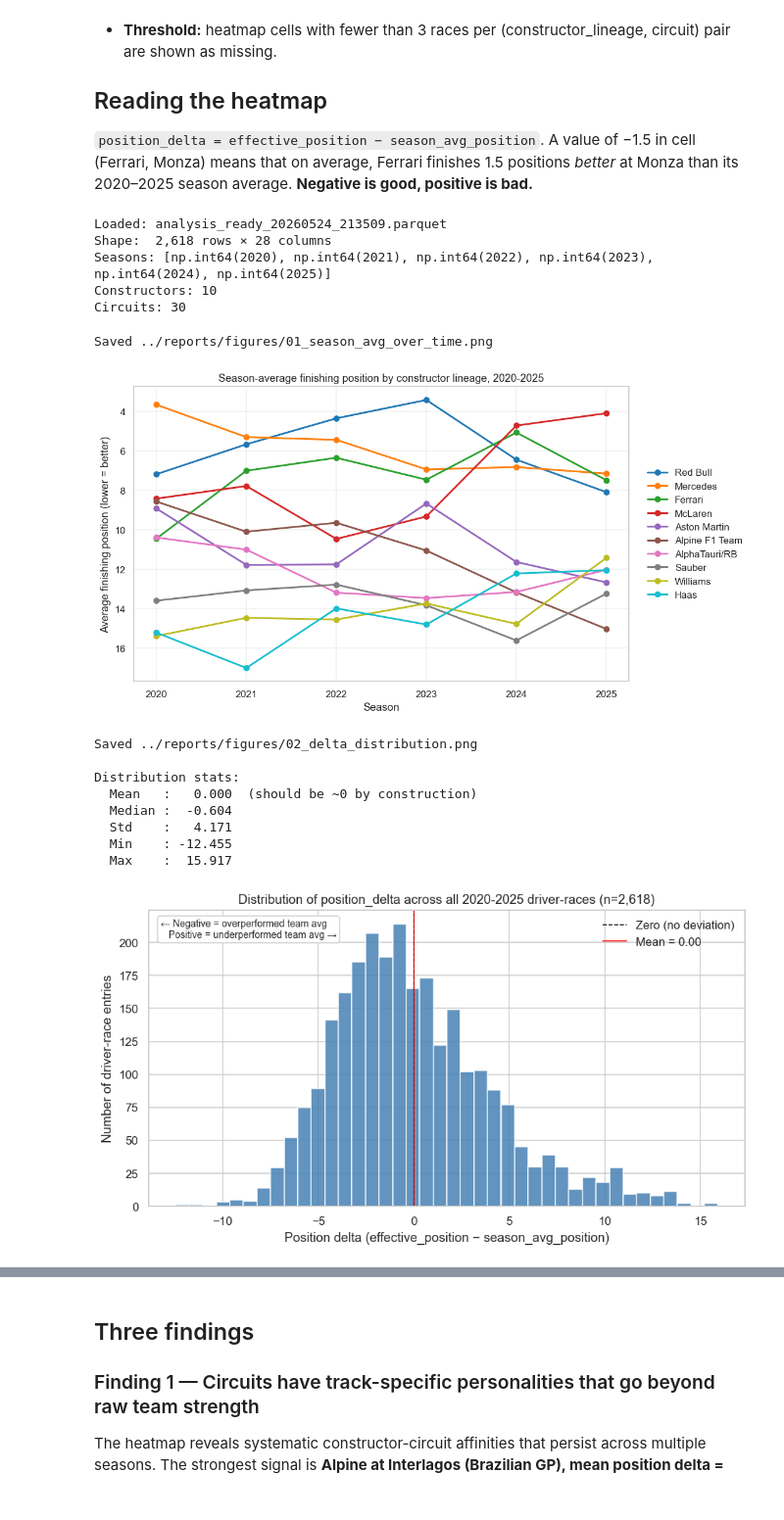
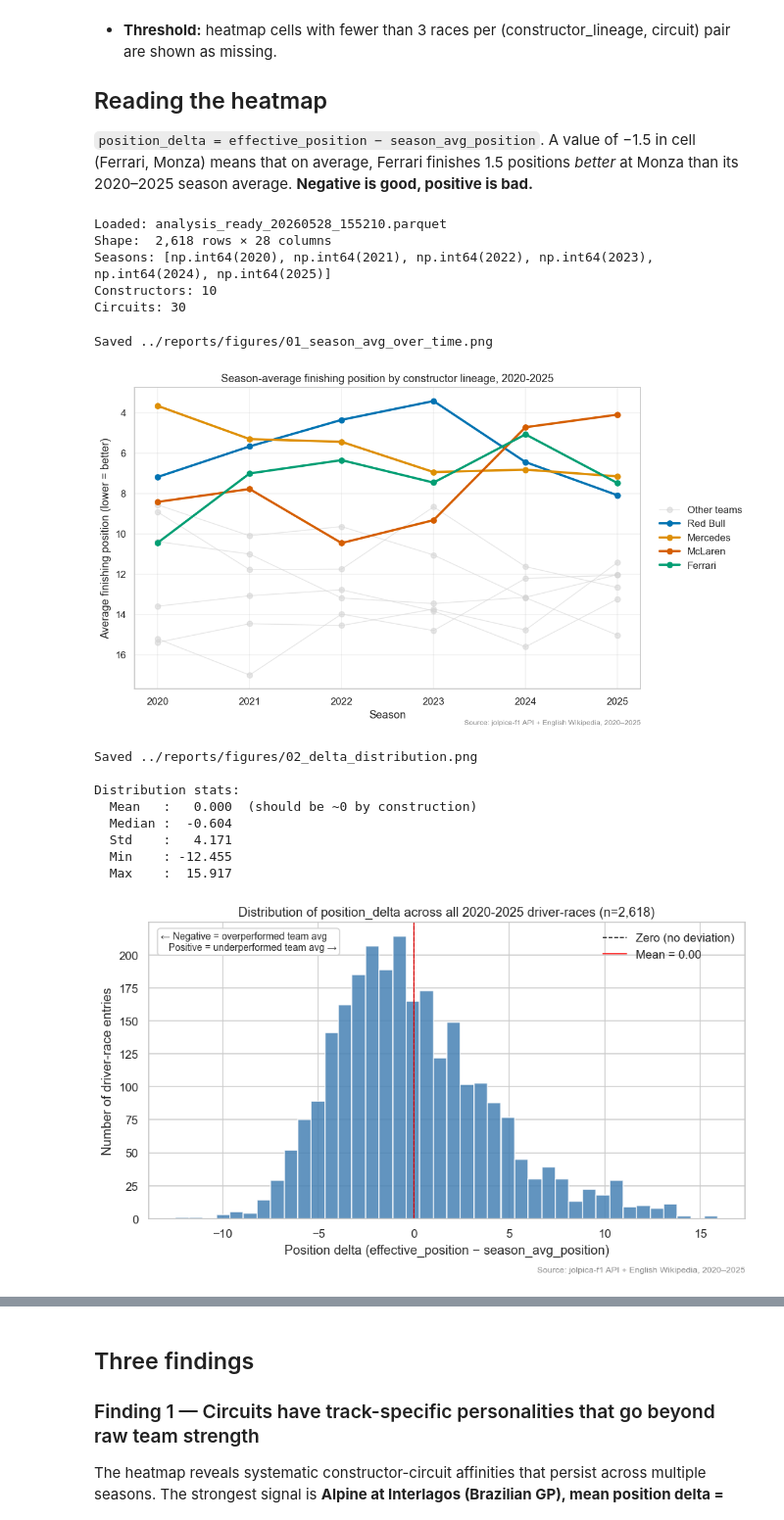
Before and after one commit to Matdimon90/matteo_aksel, a Jupyter notebook: notebooks/04_eda_viz.ipynb, the cells around one changed output, grey strips where cells are left out. Shown at 98% size. Saved outputs shown, nothing was run; the diff lists cells and outputs as text; code cells hidden in the pictures.

```diff
--- a/notebooks/04_eda_viz.ipynb
+++ b/notebooks/04_eda_viz.ipynb
@@ -38,8 +38,8 @@ import numpy as np
 import pandas as pd
 import seaborn as sns
 
-# Display settings
-sns.set_theme(style="whitegrid", context="notebook")
+# Display settings — matches course Session 4 template
+sns.set_theme(style="whitegrid", palette="colorblind", context="notebook")
 plt.rcParams["figure.dpi"] = 110
 plt.rcParams["savefig.dpi"] = 200
 plt.rcParams["savefig.bbox"] = "tight"
@@ -62,7 +62,7 @@ print(f"Seasons: {sorted(df['season'].unique())}")
 print(f"Constructors: {df['constructor_lineage'].nunique()}")
 print(f"Circuits: {df['circuit_id'].nunique()}")
 # %% [output]
-Loaded: analysis_ready_20260524_213509.parquet
+Loaded: analysis_ready_20260528_155210.parquet
 Shape:  2,618 rows × 28 columns
 Seasons: [np.int64(2020), np.int64(2021), np.int64(2022), np.int64(2023), np.int64(2024), np.int64(2025)]
 Constructors: 10
@@ -83,19 +83,30 @@ order = (
     .mean().sort_values().index.tolist()
 )
 
-# Use a consistent color per constructor — important: we'll reuse this palette in later charts
-palette = dict(zip(order, sns.color_palette("tab10", n_colors=len(order))))
+# Per-team palette reused across all charts in this notebook for color consistency
+palette = dict(zip(order, sns.color_palette("colorblind", n_colors=len(order))))
+
+# Course Session 6 rule: 5-7 colors max for clarity.
+# In this chart only, highlight 4 teams that tell the era's narrative; grey the rest.
+HIGHLIGHT = ["Red Bull", "Mercedes", "McLaren", "Ferrari"]
 
 fig, ax = plt.subplots(figsize=(10, 6))
 
-for lineage in order:
+# Grey lines first (so they sit behind), single legend entry for "Other teams"
+others = [l for l in order if l not in HIGHLIGHT]
+for i, lineage in enumerate(others):
     rows = season_avg[season_avg["constructor_lineage"] == lineage]
-    ax.plot(
-        rows["season"], rows["season_avg_position"],
-        marker="o", linewidth=2, label=lineage, color=palette[lineage],
-    )
+    label = "Other teams" if i == 0 else None
+    ax.plot(rows["season"], rows["season_avg_position"],
+            marker="o", linewidth=1, color="lightgray", alpha=0.55, label=label)
 
-ax.invert_yaxis()  # P1 at top, last place at bottom — intuitive reading
+# Highlighted lines on top
+for lineage in HIGHLIGHT:
+    rows = season_avg[season_avg["constructor_lineage"] == lineage]
+    ax.plot(rows["season"], rows["season_avg_position"],
+            marker="o", linewidth=2.5, label=lineage, color=palette[lineage])
+
+ax.invert_yaxis()
 ax.set_xlabel("Season")
 ax.set_ylabel("Average finishing position (lower = better)")
 ax.set_title("Season-average finishing position by constructor lineage, 2020-2025")
@@ -103,7 +114,10 @@ ax.set_xticks(sorted(df["season"].unique()))
 ax.legend(loc="center left", bbox_to_anchor=(1.02, 0.5), frameon=False)
 ax.grid(True, alpha=0.3)
 
-# Save before showing
+# Source attribution (Session 5 — Elements of Professional Maps)
+ax.text(1.0, -0.12, "Source: jolpica-f1 API + English Wikipedia, 2020–2025",
+        transform=ax.transAxes, ha="right", fontsize=8, alpha=0.55)
+
 out = FIGURES_DIR / "01_season_avg_over_time.png"
 fig.savefig(out)
 print(f"Saved {out}")
@@ -111,7 +125,7 @@ print(f"Saved {out}")
 plt.show()
 # %% [output]
 Saved ../reports/figures/01_season_avg_over_time.png
-[figure, old version]
+[figure, new version]
 # %%
 # Chart 2: Distribution of position_delta across all driver-races
 
@@ -126,34 +140,37 @@ ax.set_xlabel("Position delta (effective_position − season_avg_position)")
 ax.set_ylabel("Number of driver-race entries")
 ax.set_title(f"Distribution of position_delta across all 2020-2025 driver-races (n={len(deltas):,})")
 ax.legend(frameon=False)
 
 # Annotate the interpretation
 ax.text(0.02, 0.97,
         "← Negative = overperformed team avg\n   Positive = underperformed team avg →",
         transform=ax.transAxes, va="top", fontsize=9,
         bbox=dict(facecolor="white", edgecolor="lightgray", boxstyle="round,pad=0.3"))
+# Source attribution (Session 5 — Elements of Professional Maps)
+ax.text(1.0, -0.18, "Source: jolpica-f1 API + English Wikipedia, 2020–2025",
+        transform=ax.transAxes, ha="right", fontsize=8, alpha=0.55)
 
 out = FIGURES_DIR / "02_delta_distribution.png"
 fig.savefig(out)
 print(f"Saved {out}")
 print(f"\nDistribution stats:")
 print(f"  Mean   : {deltas.mean():>7.3f}  (should be ~0 by construction)")
 print(f"  Median : {deltas.median():>7.3f}")
 print(f"  Std    : {deltas.std():>7.3f}")
 print(f"  Min    : {deltas.min():>7.3f}")
 print(f"  Max    : {deltas.max():>7.3f}")
 
 plt.show()
 # %% [output]
 Saved ../reports/figures/02_delta_distribution.png
 
 Distribution stats:
   Mean   :   0.000  (should be ~0 by construction)
   Median :  -0.604
   Std    :   4.171
   Min    : -12.455
   Max    :  15.917
-[figure, old version]
+[figure, new version]
 # %%
 # Chart 3: DNF rate by constructor lineage
 
```
Also changed, not shown: parts of 6 cells of this notebook, 13 other files.
